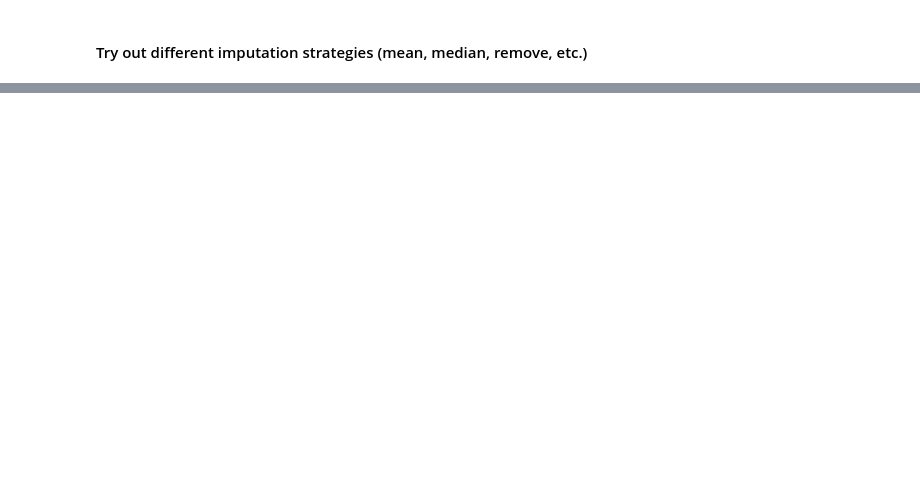
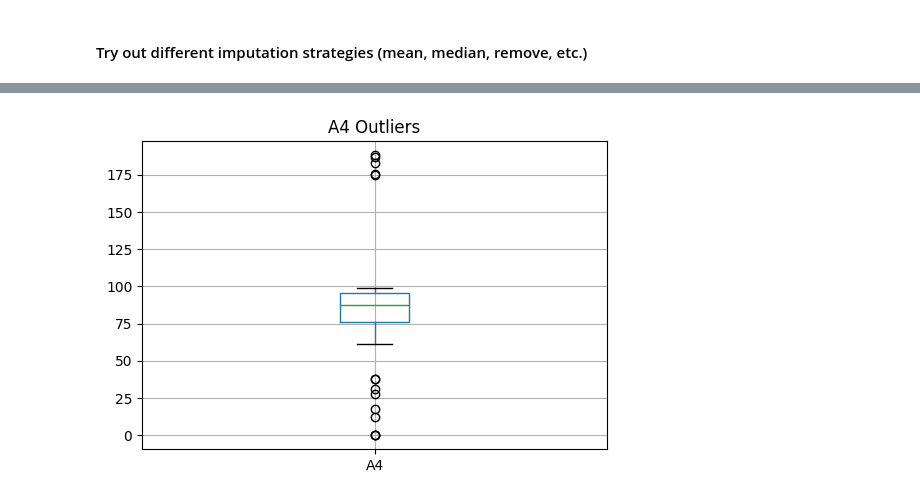
Before and after one commit to cda79/461-lab01-introduction, a Jupyter notebook: LabTask02/LabTask02.ipynb, the cells around one changed output, grey strips where cells are left out. Cells and saved outputs as stored; diff of their text form; code cells hidden in the pictures; blank space fills up the shorter version.

```diff
--- a/LabTask02/LabTask02.ipynb
+++ b/LabTask02/LabTask02.ipynb
@@ -214,0 +358,6 @@ df_converted.head(68)
+# %%
+df_option1.boxplot(column='A4', figsize=(6,4))
+plt.title("A4 Outliers")
+plt.show()
+# %% [output]
+[figure, added]
```
Also changed, not shown: parts of 23 cells of this notebook.
